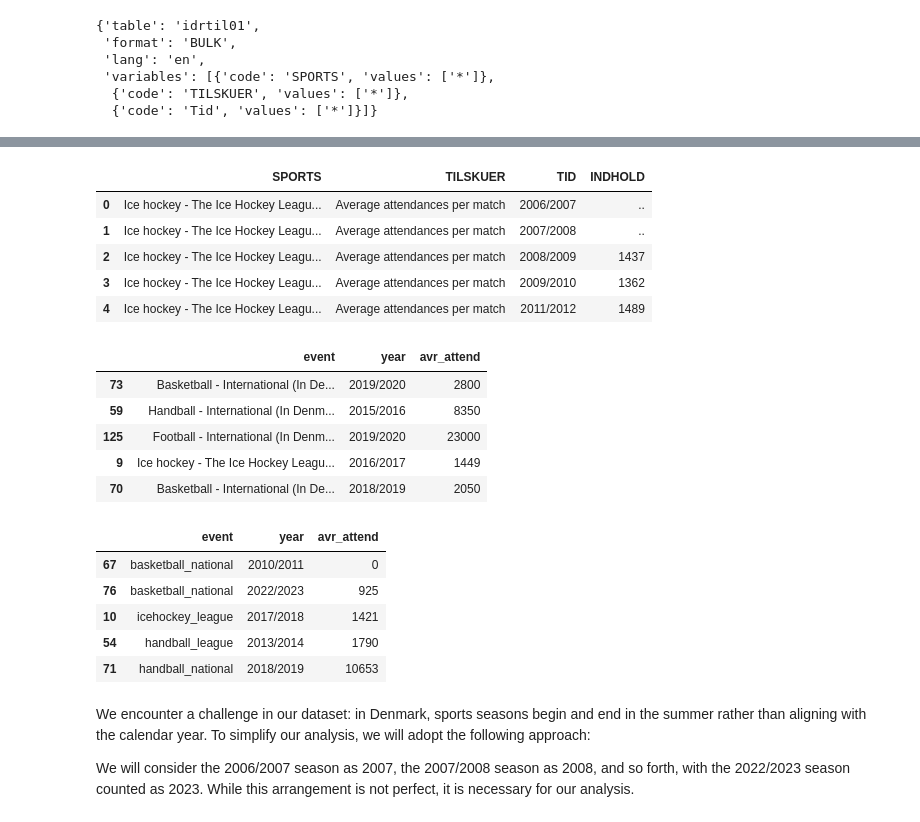
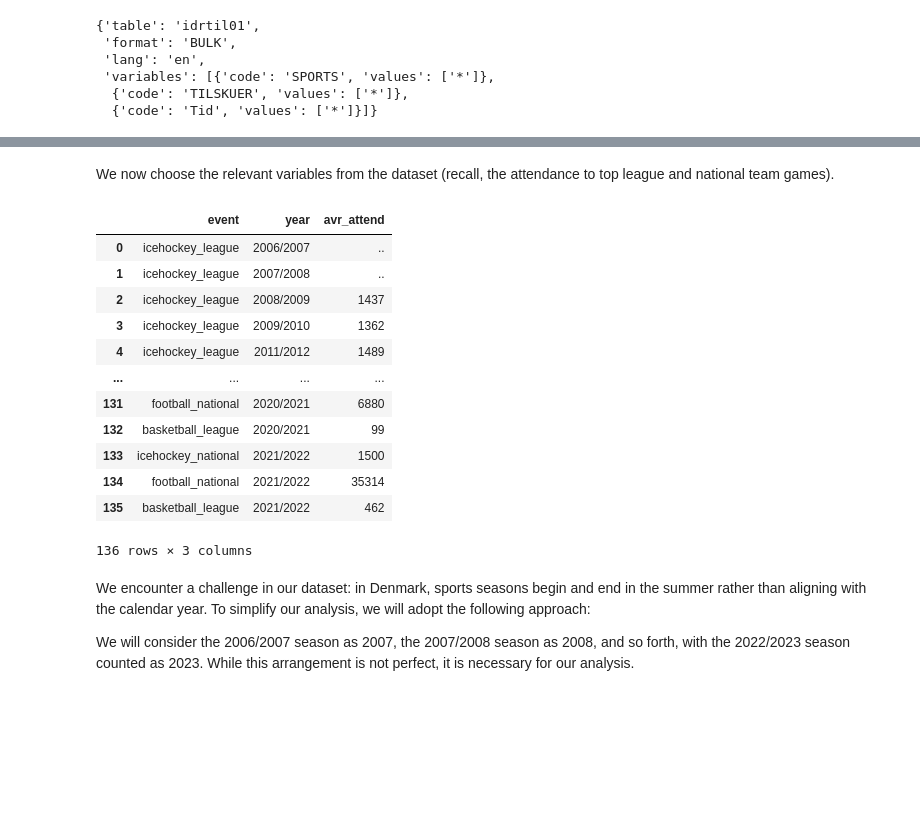
Before and after one commit to NumEconCopenhagen/projects-2024-Simon-C-og-Jens-H, a Jupyter notebook: dataproject/dataproject.ipynb, the cells around one changed output, grey strips where cells are left out. Saved outputs shown, nothing was run; the diff lists cells and outputs as text; code cells hidden in the pictures; blank space fills up the shorter version.

```diff
--- a/dataproject/dataproject.ipynb
+++ b/dataproject/dataproject.ipynb
@@ -363,52 +207,22 @@ params
-# %%
-# Fetching the appropiate data
-sport_api = ind.get_data(params=params)
-sport_api.head(5)
-# %% [output]
-|  | SPORTS | TILSKUER | TID | INDHOLD |
-| 0 | Ice hockey - The Ice Hockey Leagu... | Average attendances per match | 2006/2007 | .. |
-| 1 | Ice hockey - The Ice Hockey Leagu... | Average attendances per match | 2007/2008 | .. |
-| 2 | Ice hockey - The Ice Hockey Leagu... | Average attendances per match | 2008/2009 | 1437 |
-| 3 | Ice hockey - The Ice Hockey Leagu... | Average attendances per match | 2009/2010 | 1362 |
-| 4 | Ice hockey - The Ice Hockey Leagu... | Average attendances per match | 2011/2012 | 1489 |
-# %%
-# We rename the variables and drop irrelevant one
-sport_api.rename(columns={'INDHOLD':'avr_attend'}, inplace=True)
-sport_api.rename(columns={'TID':'year'}, inplace=True)
-sport_api.rename(columns={'SPORTS':'event'}, inplace=True)
-sport_api.drop(columns=['TILSKUER'], inplace=True)
-sport_api.sample(5)
-# %% [output]
-|  | event | year | avr_attend |
-| 73 | Basketball - International (In De... | 2019/2020 | 2800 |
-| 59 | Handball - International (In Denm... | 2015/2016 | 8350 |
-| 125 | Football - International (In Denm... | 2019/2020 | 23000 |
-| 9 | Ice hockey - The Ice Hockey Leagu... | 2016/2017 | 1449 |
-| 70 | Basketball - International (In De... | 2018/2019 | 2050 |
-# %%
-# Changing the names of the events
-new_names = {
-    'Ice hockey - The Ice Hockey League - Season total - men':'icehockey_league',
-    'Ice hockey - International (In Denmark) - men':'icehockey_national',
-    'Basketball - International (In Denmark) - men':'basketball_national',
-    'Football - International (In Denmark) - men':'football_national',
-    'Football - Superleague - men':'football_league',
-    'Basketball -The Basketball League season total - men':'basketball_league',
-    'Handball - International (In Denmark) - men':'handball_national',
-    'Handball - The Handball League season total - men':'handball_league'
-}
-
-# Applying the new names
-sport_api['event'] = sport_api['event'].replace(new_names)
-
-sport_api.sample(5)
-# %% [output]
-|  | event | year | avr_attend |
-| 67 | basketball_national | 2010/2011 | 0 |
-| 76 | basketball_national | 2022/2023 | 925 |
-| 10 | icehockey_league | 2017/2018 | 1421 |
-| 54 | handball_league | 2013/2014 | 1790 |
-| 71 | handball_national | 2018/2019 | 10653 |
+# %% [markdown]
+We now choose the relevant variables from the dataset (recall, the attendance to top league and national team games).
+# %%
+from dataproject import sport_api
+sport_api
+# %% [output]
+|  | event | year | avr_attend |
+| 0 | icehockey_league | 2006/2007 | .. |
+| 1 | icehockey_league | 2007/2008 | .. |
+| 2 | icehockey_league | 2008/2009 | 1437 |
+| 3 | icehockey_league | 2009/2010 | 1362 |
+| 4 | icehockey_league | 2011/2012 | 1489 |
+| ... | ... | ... | ... |
+| 131 | football_national | 2020/2021 | 6880 |
+| 132 | basketball_league | 2020/2021 | 99 |
+| 133 | icehockey_national | 2021/2022 | 1500 |
+| 134 | football_national | 2021/2022 | 35314 |
+| 135 | basketball_league | 2021/2022 | 462 |
+136 rows × 3 columns
 # %% [markdown]
 We encounter a challenge in our dataset: in Denmark, sports seasons begin and end in the summer rather than aligning with the calendar year. To simplify our analysis, we will adopt the following approach:
 
```
Also changed, not shown: parts of 37 cells of this notebook, 2 other files.
